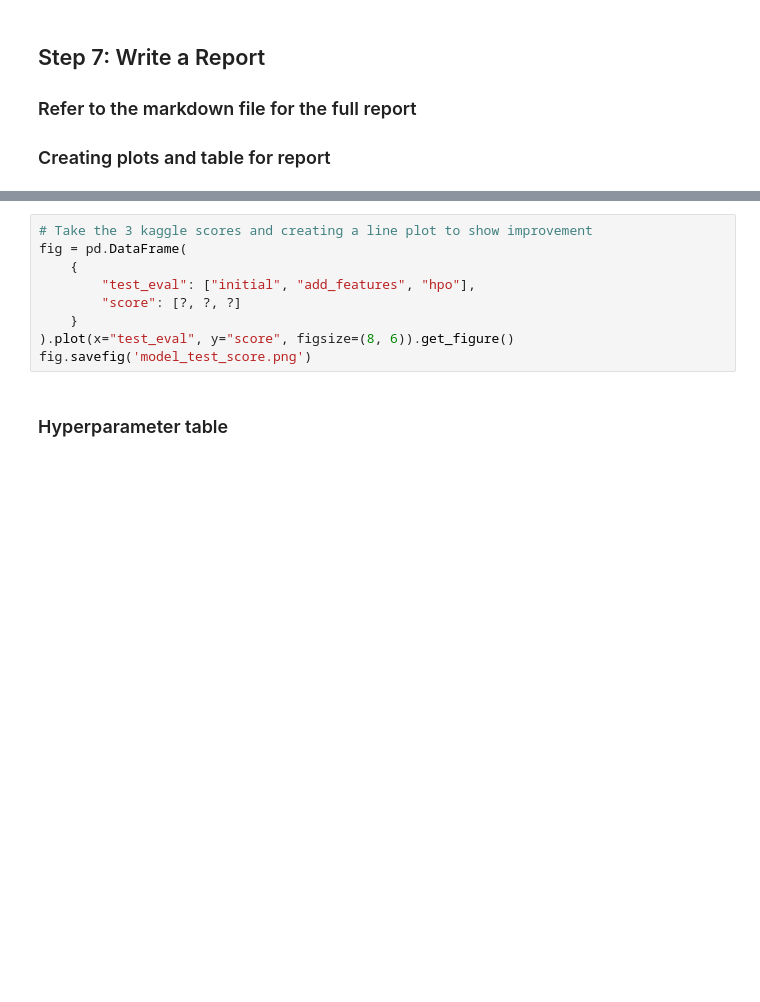
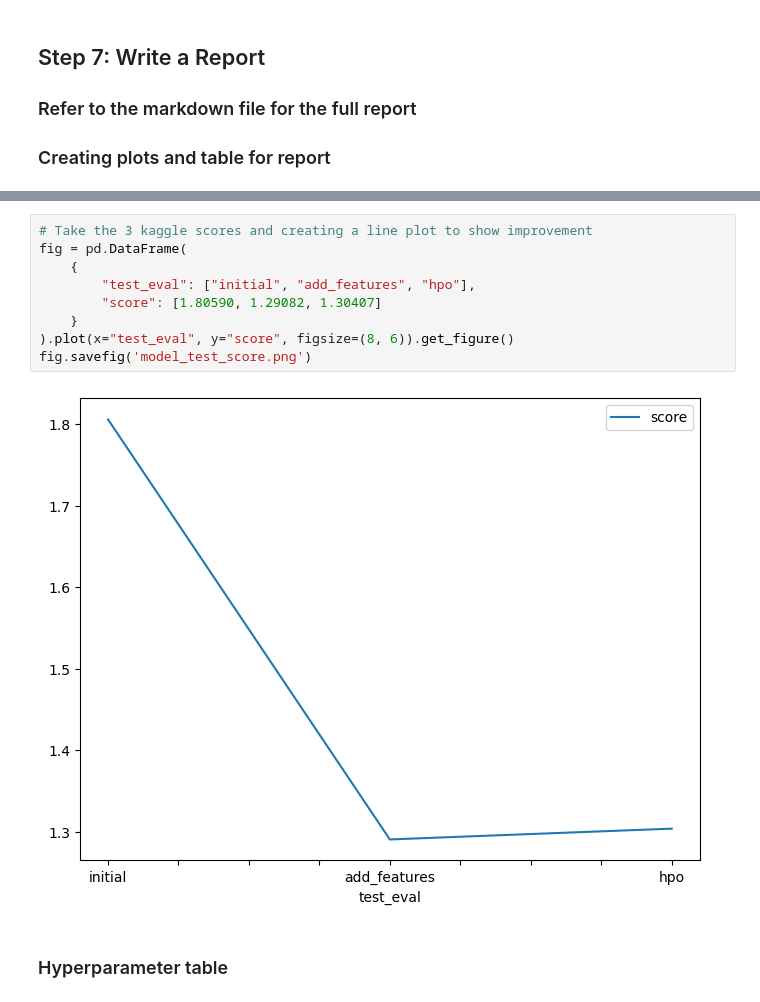
Before and after one commit to sophiya02/cd0385-project-starter, a Jupyter notebook: project/project-template.ipynb, the cells around one changed output, grey strips where cells are left out. Drawn from its saved outputs; the diff is of its cells as text; blank space fills up the shorter version.

```diff
--- a/project/project-template.ipynb
+++ b/project/project-template.ipynb
@@ -549,12 +778,14 @@ fig.savefig('model_train_score.png')
 # %%
 # Take the 3 kaggle scores and creating a line plot to show improvement
 fig = pd.DataFrame(
     {
         "test_eval": ["initial", "add_features", "hpo"],
-        "score": [?, ?, ?]
+        "score": [1.80590, 1.29082, 1.30407]
     }
 ).plot(x="test_eval", y="score", figsize=(8, 6)).get_figure()
 fig.savefig('model_test_score.png')
+# %% [output]
+[figure, added]
 # %% [markdown]
 ### Hyperparameter table
 # %%
```
Also changed, not shown: parts of 26 cells of this notebook, 3 other files.
